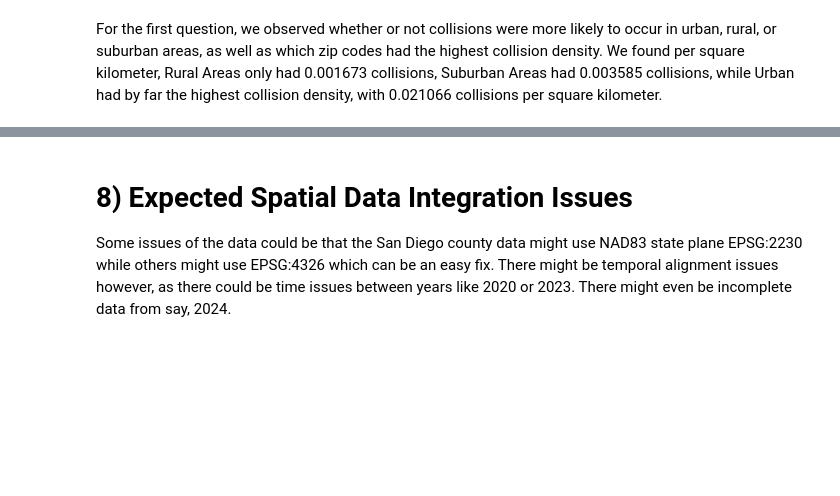
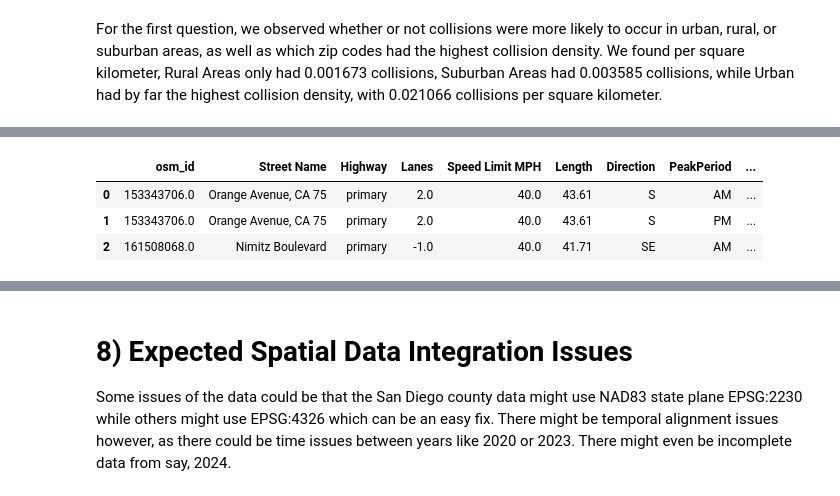
Before and after one commit to kev374k/dsc170_final_project, a Jupyter notebook: project.ipynb, the cells around one changed output, grey strips where cells are left out. Drawn from its saved outputs; the diff is of its cells as text; code cells hidden in the pictures; blank space fills up the shorter version.

```diff
--- a/project.ipynb
+++ b/project.ipynb
@@ -361,0 +425,7 @@ Map(center=[3857636.3466711883, -13042616.481232138], extent={'xmin': -13075789.
+# %%
+road_data.head(3)
+# %% [output]
+|  | osm_id | Street Name | Highway | Lanes | Speed Limit MPH | Length | Direction | PeakPeriod | ... |
+| 0 | 153343706.0 | Orange Avenue, CA 75 | primary | 2.0 | 40.0 | 43.61 | S | AM | ... |
+| 1 | 153343706.0 | Orange Avenue, CA 75 | primary | 2.0 | 40.0 | 43.61 | S | PM | ... |
+| 2 | 161508068.0 | Nimitz Boulevard | primary | -1.0 | 40.0 | 41.71 | SE | AM | ... |
```
Also changed, not shown: parts of 20 cells of this notebook, 1 other file.
